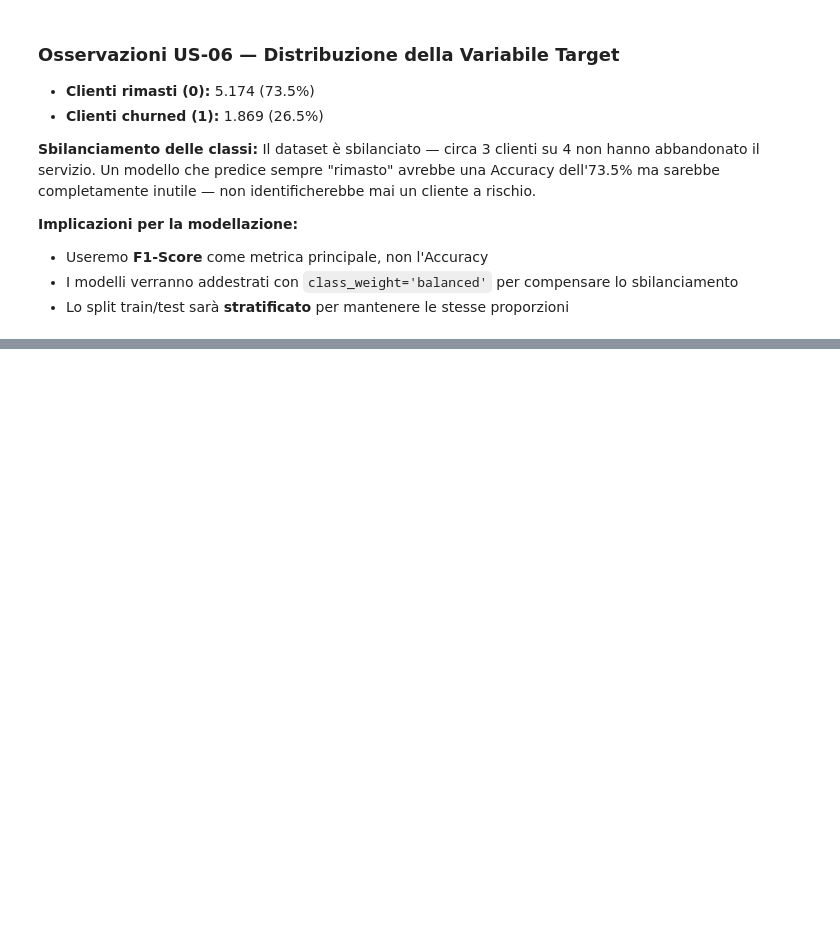
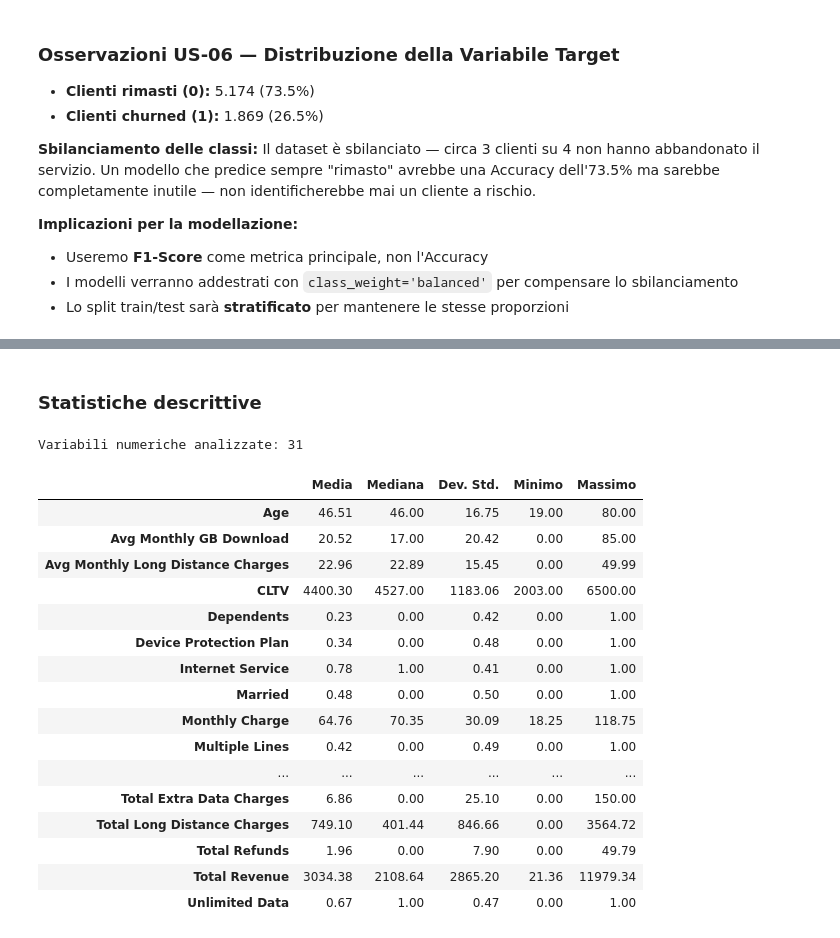
Before and after one commit to antoniohopee/telco-churn-ml, a Jupyter notebook: notebooks/01_preliminary_analysis.ipynb, the cells around one changed output, grey strips where cells are left out. Drawn from its saved outputs; the diff is of its cells as text; code cells hidden in the pictures; blank space fills up the shorter version.

Commit message:
feat: analisi descrittiva variabili numeriche e confronto per classe churn (US-07)

```diff
--- a/notebooks/01_preliminary_analysis.ipynb
+++ b/notebooks/01_preliminary_analysis.ipynb
@@ -507,0 +515,32 @@ ma sarebbe completamente inutile — non identificherebbe mai un cliente a risch
+# %% [markdown]
+### Statistiche descrittive
+# %%
+# Selezione variabili numeriche
+num_cols = X.select_dtypes(include='number').columns.tolist()
+
+# Riepilogo statistico: media, mediana, deviazione standard, minimo e massimo
+desc = X[num_cols].describe().T[['mean', '50%', 'std', 'min', 'max']]
+desc.columns = ['Media', 'Mediana', 'Dev. Std.', 'Minimo', 'Massimo']
+desc = desc.round(2)
+
+print(f"Variabili numeriche analizzate: {len(num_cols)}")
+display(desc)
+# %% [output]
+Variabili numeriche analizzate: 31
+|  | Media | Mediana | Dev. Std. | Minimo | Massimo |
+| Age | 46.51 | 46.00 | 16.75 | 19.00 | 80.00 |
+| Avg Monthly GB Download | 20.52 | 17.00 | 20.42 | 0.00 | 85.00 |
+| Avg Monthly Long Distance Charges | 22.96 | 22.89 | 15.45 | 0.00 | 49.99 |
+| CLTV | 4400.30 | 4527.00 | 1183.06 | 2003.00 | 6500.00 |
+| Dependents | 0.23 | 0.00 | 0.42 | 0.00 | 1.00 |
+| Device Protection Plan | 0.34 | 0.00 | 0.48 | 0.00 | 1.00 |
+| Internet Service | 0.78 | 1.00 | 0.41 | 0.00 | 1.00 |
+| Married | 0.48 | 0.00 | 0.50 | 0.00 | 1.00 |
+| Monthly Charge | 64.76 | 70.35 | 30.09 | 18.25 | 118.75 |
+| Multiple Lines | 0.42 | 0.00 | 0.49 | 0.00 | 1.00 |
+| ... | ... | ... | ... | ... | ... |
+| Total Extra Data Charges | 6.86 | 0.00 | 25.10 | 0.00 | 150.00 |
+| Total Long Distance Charges | 749.10 | 401.44 | 846.66 | 0.00 | 3564.72 |
+| Total Refunds | 1.96 | 0.00 | 7.90 | 0.00 | 49.79 |
+| Total Revenue | 3034.38 | 2108.64 | 2865.20 | 21.36 | 11979.34 |
+| Unlimited Data | 0.67 | 1.00 | 0.47 | 0.00 | 1.00 |
```
Also changed, not shown: parts of 9 cells of this notebook.
